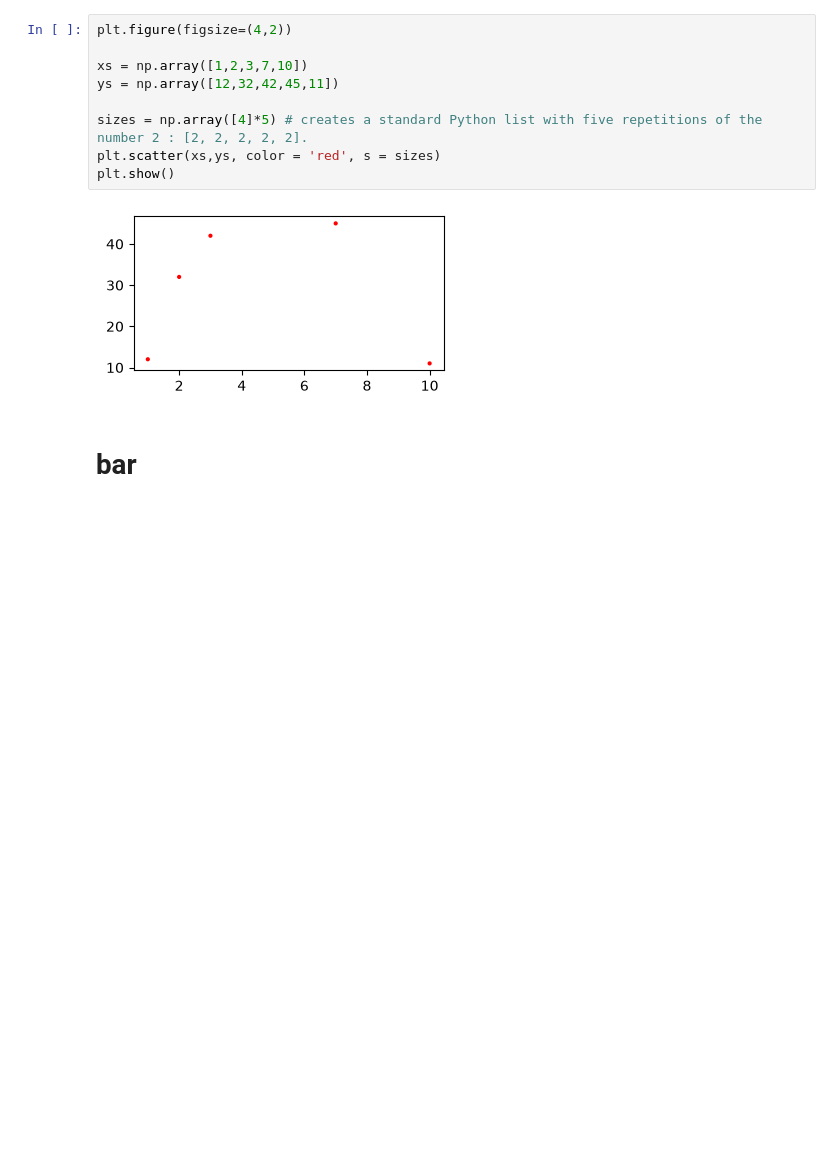
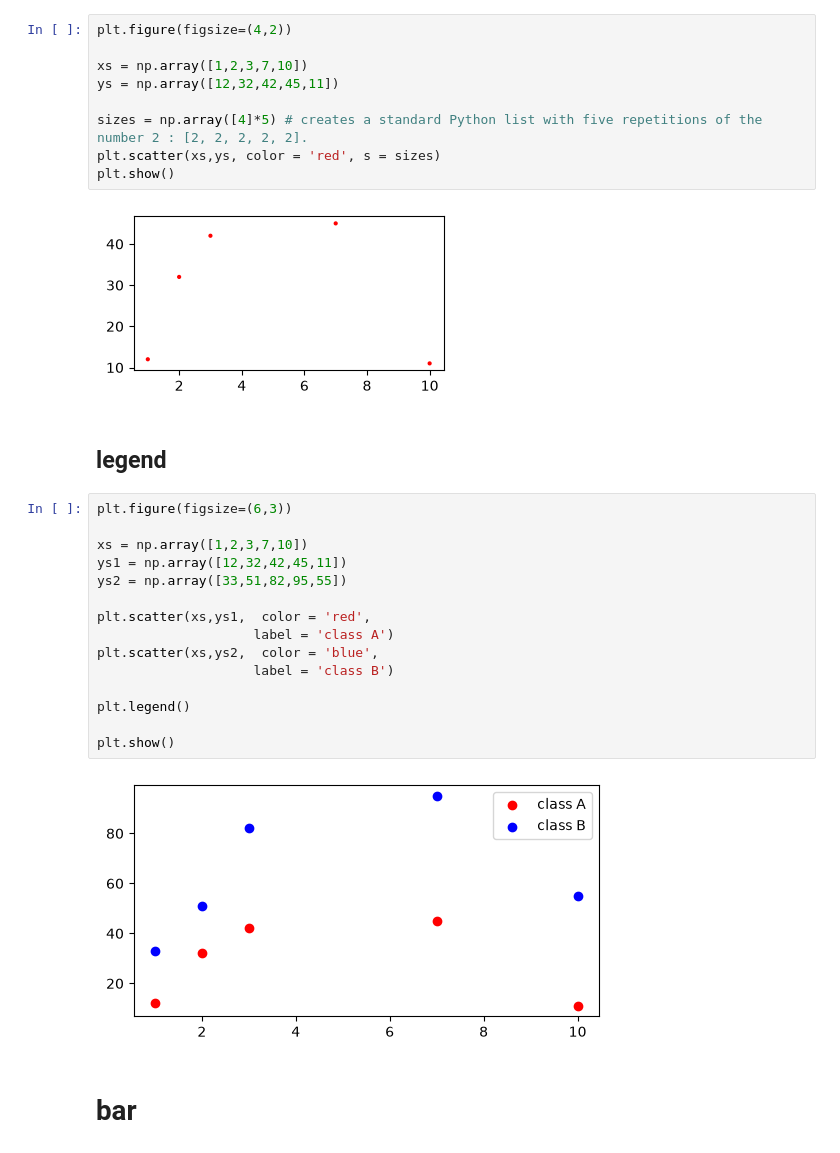
Before and after one commit to TJ-Paul/python-notes, a Jupyter notebook: 3_matplotlib_basic.ipynb, the cells around one changed output. Cells and saved outputs as stored; diff of their text form; blank space fills up the shorter version.

```diff
--- a/3_matplotlib_basic.ipynb
+++ b/3_matplotlib_basic.ipynb
@@ -82,6 +125,25 @@ plt.scatter(xs,ys, color = 'red', s = sizes)
 plt.show()
 # %% [output]
 [figure]
+# %% [markdown]
+## legend
+# %%
+plt.figure(figsize=(6,3))
+
+xs = np.array([1,2,3,7,10])
+ys1 = np.array([12,32,42,45,11])
+ys2 = np.array([33,51,82,95,55])
+
+plt.scatter(xs,ys1,  color = 'red',
+                    label = 'class A')
+plt.scatter(xs,ys2,  color = 'blue',
+                    label = 'class B')
+
+plt.legend()
+
+plt.show()
+# %% [output]
+[figure, added]
 # %% [markdown]
 # bar
 # %% [markdown]
```
Also changed, not shown: parts of 9 cells of this notebook, 8 other files.
